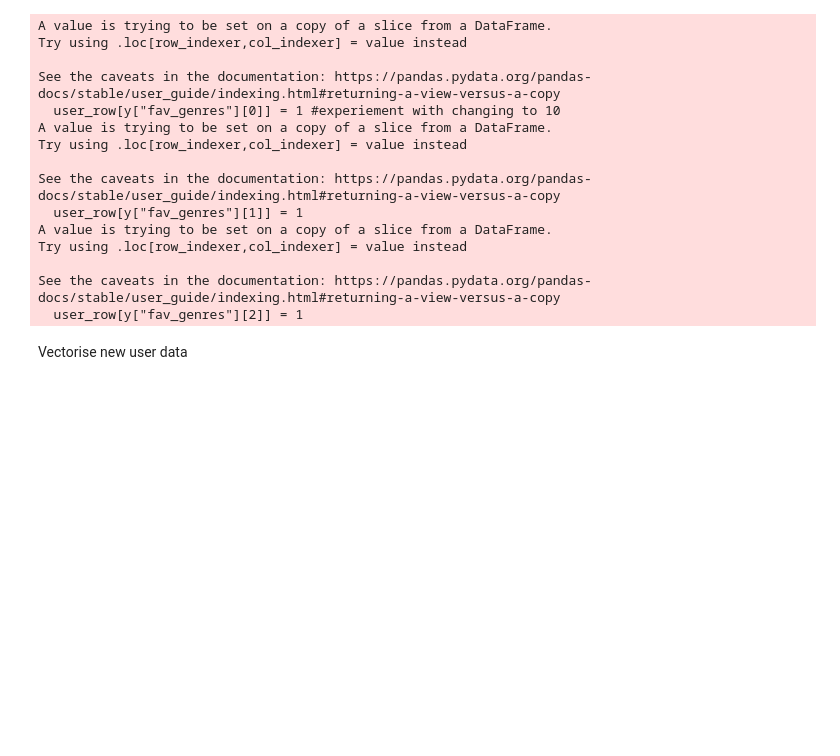
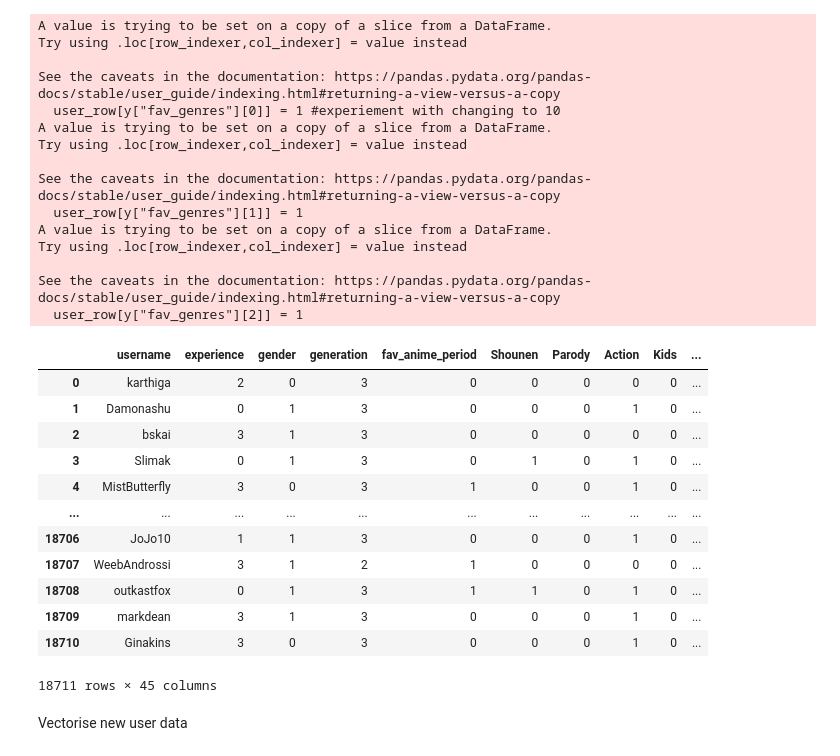
Before and after one commit to tito-thomas/anime-app, a Jupyter notebook: embedding.ipynb, the cells around one changed output. Cells and saved outputs as stored; diff of their text form; code cells hidden in the pictures; blank space fills up the shorter version.

```diff
--- a/embedding.ipynb
+++ b/embedding.ipynb
@@ -49,7 +49,7 @@ Vectorize users records
 # %%
 
 
-user_cols = users.loc[:, ["username", "experience","gender", "generation",  "fav_anime_period"]]
+user_cols = users.loc[:, ["username", "experience","gender", "generation", "fav_anime_period"]]
 
 encoder = LabelEncoder()
 #Function to create a separate feature for each column and vectorize
@@ -79,7 +79,6 @@ def vectorize_single(user):
     #Get row of one user
     user_row = user_cols.loc[user_cols["username"] == user]
     user_vector = user_row.copy()
-    #print(user_row)
     #Fit the encoder with the data of original df: user_cols
     exp = ["Newbie","Regular","Active","Veteran"]
     gender = ["Male", "Female", "Non-Binary"]
@@ -87,18 +86,16 @@ def vectorize_single(user):
     fav_period = ["New-Gen","Classic"]
     cols = [exp, gender, gen, fav_period]
     names = ["experience","gender","generation","fav_anime_period"]
-    #for col in user_cols.columns:
-    #    enc = encoder.fit(user_cols[col])
-        #print(list(enc.classes_))
-    #    user_vector[col]=enc.transform(user_vector[col]) #encode each column of target user
+
     for i in range (0,4):
         enc = encoder.fit(cols[i])
         #print(cols[i])
         current_col = names[i]
         #save the enconder to file
         dump(enc, f"{names[i]}.pkl")
-        #print(list(enc.classes_))
-        user_vector[current_col]=enc.transform(user_vector[current_col]) #encode each column of target user
+        #print(f"{names[i]}: {dict(zip(enc.classes_,enc.transform(enc.classes_)))}")
+        #encode each column of target user
+        user_vector[current_col]=enc.transform(user_vector[current_col])
 
     return user_vector
 
@@ -111,8 +108,6 @@ def vectorize_all():
         all_users.loc[all_users["username"] == user] = user_vector
     #Make sure username field is in string form for identifier
     all_users["username"] = user_cols["username"]
-    #K-Nearest Neighbours
-    #nb = KNeighborsClassifier(n_neighbors=5)
     return all_users
 
 #Construct final vector of encoded features
@@ -122,8 +117,8 @@ def construct_vectors():
     final_vector = pd.merge(string_features, genre_features, on = "username")
     return final_vector
 
-#result = construct_vectors()
-#result.to_csv(r"D:\dataset\encoding\user_vectors.csv", index=False)
+result = construct_vectors()
+result.to_csv(r"D:\dataset\encoding\user_vectors.csv", index=False)
 #genre_columns()
 #build_genre_list(anime["genre"])
 #vectorize_all()
@@ -146,7 +141,21 @@ See the caveats in the documentation: https://pandas.pydata.org/pandas-docs/stab
   user_row[y["fav_genres"][2]] = 1
 # %%
 pd.set_option('display.max_columns', 500)
-#result
+result
+# %% [output]
+|  | username | experience | gender | generation | fav_anime_period | Shounen | Parody | Action | Kids | ... |
+| 0 | karthiga | 2 | 0 | 3 | 0 | 0 | 0 | 0 | 0 | ... |
+| 1 | Damonashu | 0 | 1 | 3 | 0 | 0 | 0 | 1 | 0 | ... |
+| 2 | bskai | 3 | 1 | 3 | 0 | 0 | 0 | 0 | 0 | ... |
+| 3 | Slimak | 0 | 1 | 3 | 0 | 1 | 0 | 1 | 0 | ... |
+| 4 | MistButterfly | 3 | 0 | 3 | 1 | 0 | 0 | 1 | 0 | ... |
+| ... | ... | ... | ... | ... | ... | ... | ... | ... | ... | ... |
+| 18706 | JoJo10 | 1 | 1 | 3 | 0 | 0 | 0 | 1 | 0 | ... |
+| 18707 | WeebAndrossi | 3 | 1 | 2 | 1 | 0 | 0 | 0 | 0 | ... |
+| 18708 | outkastfox | 0 | 1 | 3 | 1 | 1 | 0 | 1 | 0 | ... |
+| 18709 | markdean | 3 | 1 | 3 | 0 | 0 | 0 | 1 | 0 | ... |
+| 18710 | Ginakins | 3 | 0 | 3 | 0 | 0 | 0 | 1 | 0 | ... |
+18711 rows × 45 columns
 # %% [markdown]
 Vectorise new user data
 # %%
```
Also changed, not shown: parts of 4 cells of this notebook, 9 other files.
